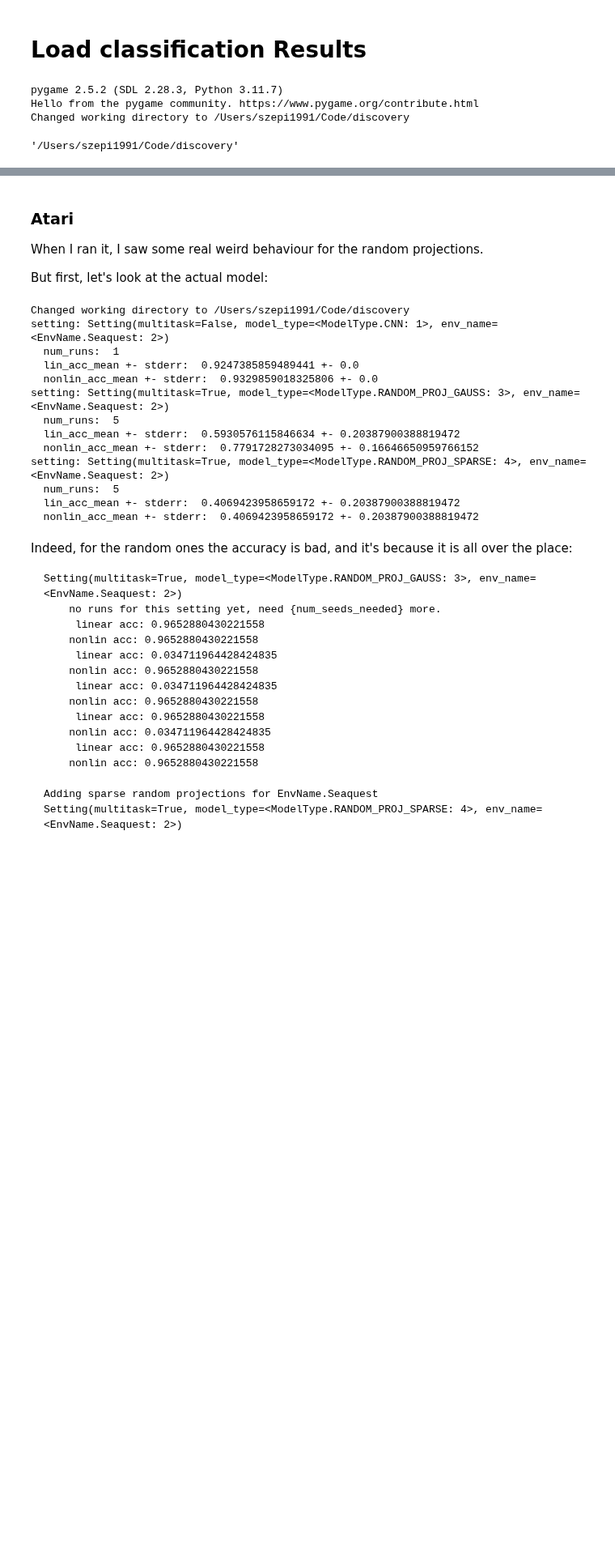
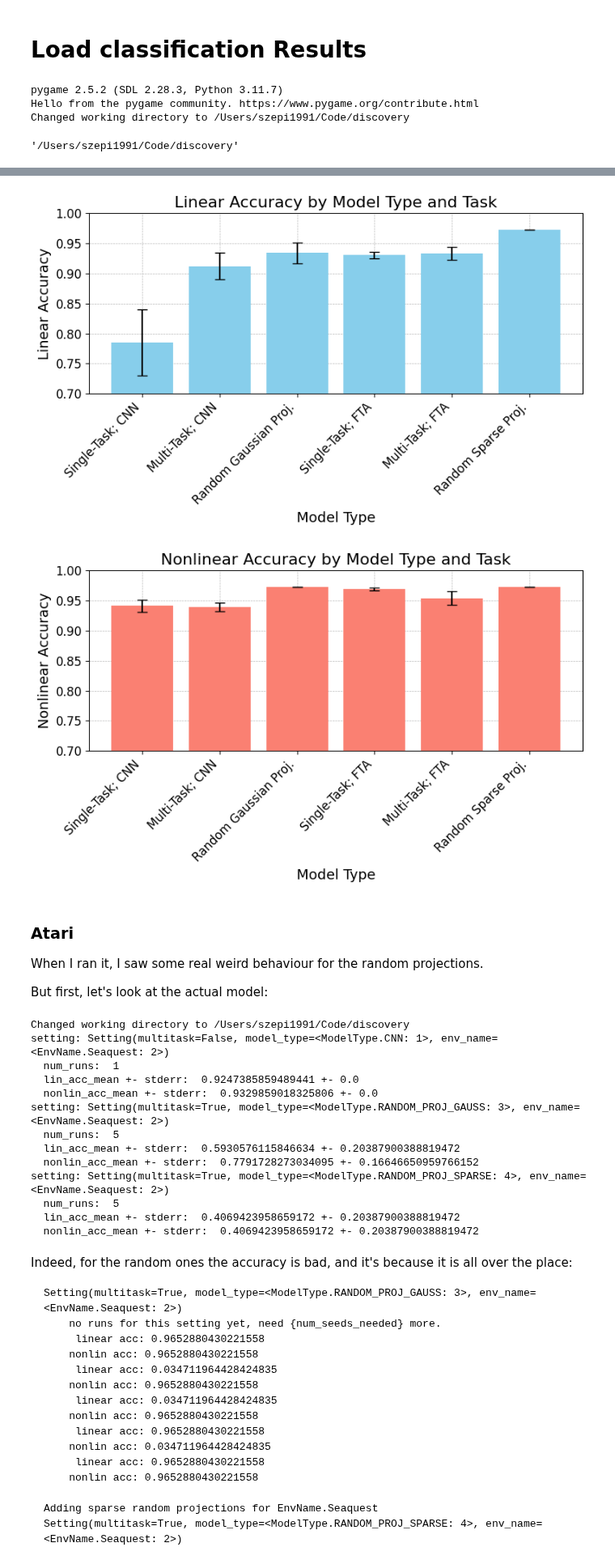
Before and after one commit to kevroi/discovery, a Jupyter notebook: discovery/class_analysis/load_results.ipynb, the cells around one changed output, grey strips where cells are left out. Shown at 81% size. Cells and saved outputs as stored; diff of their text form; code cells hidden in the pictures; blank space fills up the shorter version.

Commit message:
Fixes to classification accuracy.

```diff
--- a/discovery/class_analysis/load_results.ipynb
+++ b/discovery/class_analysis/load_results.ipynb
@@ -22,3 +22,9 @@ pygame 2.5.2 (SDL 2.28.3, Python 3.11.7)
 Hello from the pygame community. https://www.pygame.org/contribute.html
 Changed working directory to /Users/szepi1991/Code/discovery
 '/Users/szepi1991/Code/discovery'
+# %%
+def df_with_flat_settings(results: dict):
+    return pd.DataFrame([
+        dataclasses.asdict(k) | dataclasses.asdict(v)
+        for k, v in results.items()
+    ])
@@ -24,0 +41,11 @@ Changed working directory to /Users/szepi1991/Code/discovery
+# %%
+filesys.set_directory_in_project()
+# TWO_ROOMS_PATH = "discovery/class_analysis/two_rooms_RESULTS.pkl"
+TWO_ROOMS_PATH = "discovery/class_analysis/two_rooms_RESULTS_old.pkl"
+
+two_rooms_results = run.load_existing_results(TWO_ROOMS_PATH)
+for setting, data in two_rooms_results.items():
+    print("setting:", setting)
+    print("  num_runs: ", data.num_runs)
+    print("  lin_acc_mean +- stderr: ", data.lin_acc_mean, "+-", data.lin_acc_std_err)
+    print("  nonlin_acc_mean +- stderr: ", data.nonlin_acc_mean, "+-", data.nonlin_acc_std_err)
@@ -24,0 +70,3 @@ Changed working directory to /Users/szepi1991/Code/discovery
+# %%
+df_two_rooms = df_with_flat_settings(two_rooms_results)
+df_two_rooms
@@ -25,3 +116,55 @@ Changed working directory to /Users/szepi1991/Code/discovery
+# %%
+# Reorder DataFrame based on the specified order
+order = [
+    'Single-Task; CNN', 'Multi-Task; CNN', 'Random Gaussian Proj.',
+    'Single-Task; FTA', 'Multi-Task; FTA', 'Random Sparse Proj.']
+df_two_rooms_clean['order'] = df_two_rooms_clean['label'].apply(lambda x: order.index(x) if x in order else len(order))
+df_two_rooms_clean = df_two_rooms_clean.sort_values('order')
+
+# Increase font sizes
+plt.rc('font', size=14)          # controls default text sizes
+plt.rc('axes', titlesize=16)     # fontsize of the axes title
+plt.rc('axes', labelsize=14)     # fontsize of the x and y labels
+plt.rc('xtick', labelsize=12)    # fontsize of the tick labels
+plt.rc('ytick', labelsize=12)    # fontsize of the tick labels
+plt.rc('legend', fontsize=12)    # legend fontsize
+
+# Plotting for linear accuracy
+fig, ax = plt.subplots(figsize=(8, 5))
+
+ax.grid(True, which='both', linestyle='--', linewidth=0.5, zorder=0)
+ax.bar(df_two_rooms_clean['label'], df_two_rooms_clean['lin_acc_mean'],
+       yerr=df_two_rooms_clean['lin_acc_std_err'], capsize=5, color='skyblue',
+       zorder=3)
+
+ax.set_xlabel('Model Type')
+ax.set_ylabel('Linear Accuracy')
+ax.set_title('Linear Accuracy by Model Type and Task')
+ax.set_xticklabels(df_two_rooms_clean['label'], rotation=45, ha='right')
+ax.set_ylim(0.7, 1.0)
+
+plt.tight_layout()
+plt.show()
+
+# Plotting for nonlinear accuracy
+fig, ax = plt.subplots(figsize=(8, 5))
+
+ax.grid(True, which='both', linestyle='--', linewidth=0.5, zorder=0)
+ax.bar(df_two_rooms_clean['label'], df_two_rooms_clean['nonlin_acc_mean'],
+       yerr=df_two_rooms_clean['nonlin_acc_std_err'], capsize=5, color='salmon',
+       zorder=3)
+
+ax.set_xlabel('Model Type')
+ax.set_ylabel('Nonlinear Accuracy')
+ax.set_title('Nonlinear Accuracy by Model Type and Task')
+ax.set_xticklabels(df_two_rooms_clean['label'], rotation=45, ha='right')
+ax.set_ylim(0.7, 1.0)
+
+plt.tight_layout()
+plt.show()
+# %% [output]
+[figure, added]
+[figure, added]
 # %% [markdown]
 ### Atari
 
```
Also changed, not shown: parts of 14 cells of this notebook, 3 other files.
